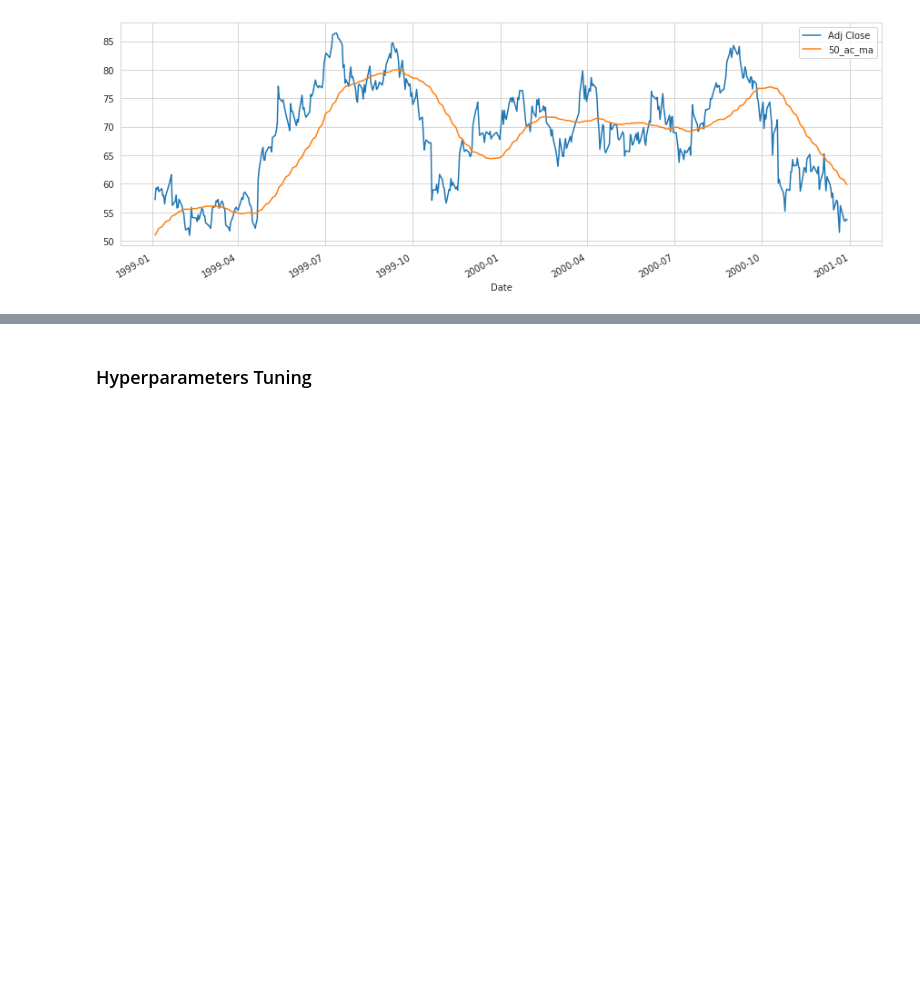
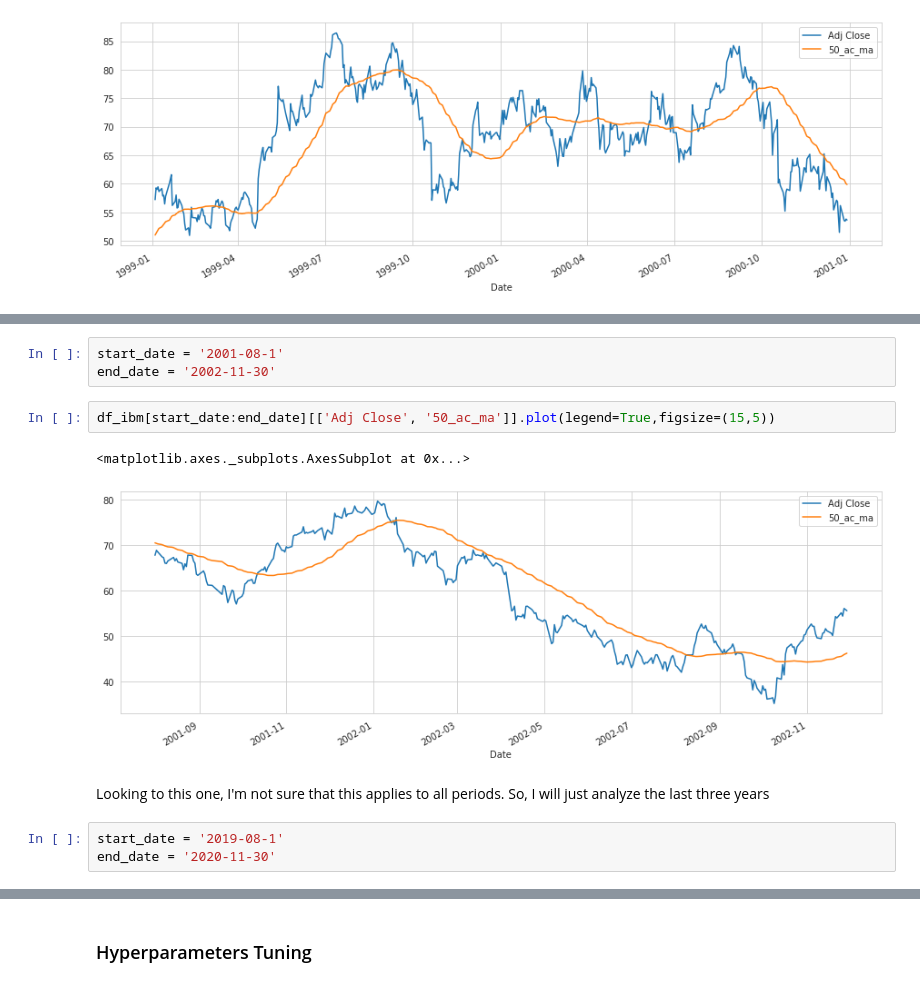
Before and after one commit to alfreedolf/ml-spp, a Jupyter notebook: DeepAR-StockPricesPredictions.ipynb, the cells around one changed output, grey strips where cells are left out. Cells and saved outputs as stored; diff of their text form; blank space fills up the shorter version.

```diff
--- a/DeepAR-StockPricesPredictions.ipynb
+++ b/DeepAR-StockPricesPredictions.ipynb
@@ -492,0 +539,13 @@ My hipotesis is that IBM can have an annual pattern, from september to october
+# %%
+start_date = '2001-08-1'
+end_date = '2002-11-30'
+# %%
+df_ibm[start_date:end_date][['Adj Close', '50_ac_ma']].plot(legend=True,figsize=(15,5))
+# %% [output]
+<matplotlib.axes._subplots.AxesSubplot at 0x...>
+[figure, added]
+# %% [markdown]
+Looking to this one, I'm not sure that this applies to all periods. So, I will just analyze the last three years
+# %%
+start_date = '2019-08-1'
+end_date = '2020-11-30'
```
Also changed, not shown: parts of 129 cells of this notebook, 3 other files.
